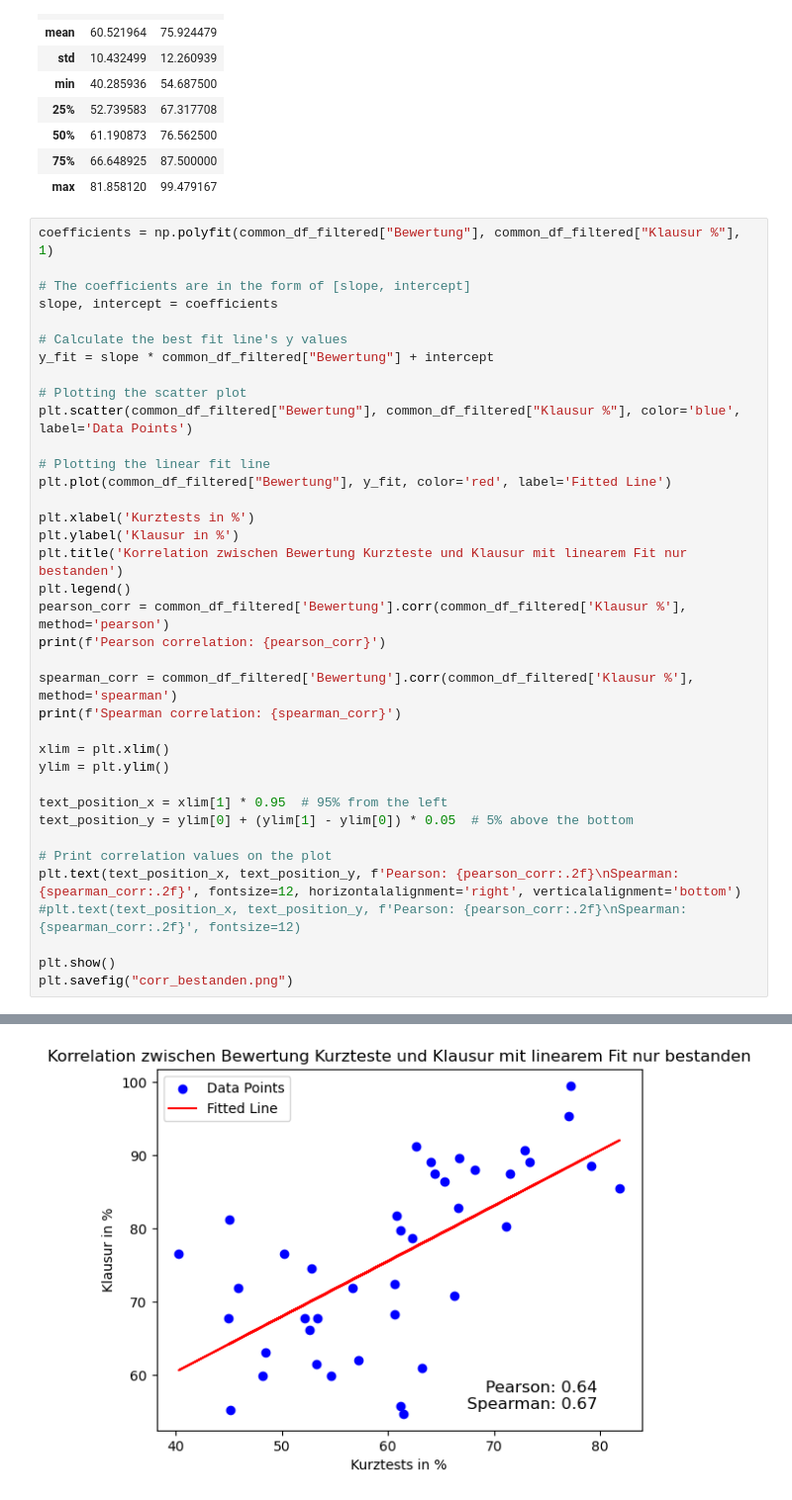
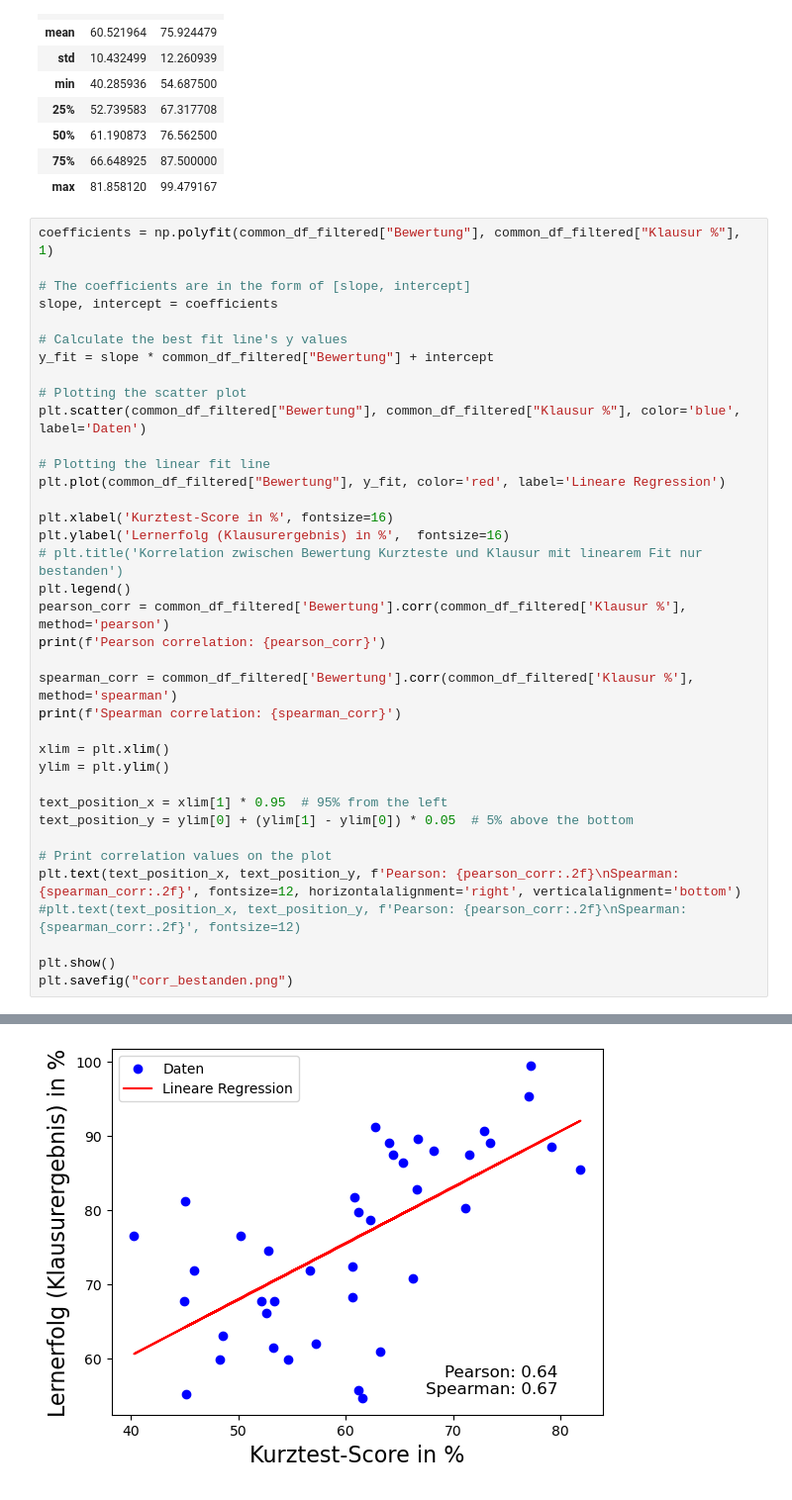
Before and after one commit to neselidondurma/ai_in_teaching_pc, a Jupyter notebook: short_test_analysis.ipynb, the cells around one changed output, grey strips where cells are left out. Shown: that part at 99% size. Cells and saved outputs as stored; diff of their text form.

```diff
--- a/short_test_analysis.ipynb
+++ b/short_test_analysis.ipynb
@@ -289,37 +289,37 @@ slope, intercept = coefficients
 
 # Calculate the best fit line's y values
 y_fit = slope * common_df_filtered["Bewertung"] + intercept
 
 # Plotting the scatter plot
-plt.scatter(common_df_filtered["Bewertung"], common_df_filtered["Klausur %"], color='blue', label='Data Points')
+plt.scatter(common_df_filtered["Bewertung"], common_df_filtered["Klausur %"], color='blue', label='Daten')
 
 # Plotting the linear fit line
-plt.plot(common_df_filtered["Bewertung"], y_fit, color='red', label='Fitted Line')
+plt.plot(common_df_filtered["Bewertung"], y_fit, color='red', label='Lineare Regression')
 
-plt.xlabel('Kurztests in %')
-plt.ylabel('Klausur in %')
-plt.title('Korrelation zwischen Bewertung Kurzteste und Klausur mit linearem Fit nur bestanden')
+plt.xlabel('Kurztest-Score in %', fontsize=16)
+plt.ylabel('Lernerfolg (Klausurergebnis) in %',  fontsize=16)
+# plt.title('Korrelation zwischen Bewertung Kurzteste und Klausur mit linearem Fit nur bestanden')
 plt.legend()
 pearson_corr = common_df_filtered['Bewertung'].corr(common_df_filtered['Klausur %'], method='pearson')
 print(f'Pearson correlation: {pearson_corr}')
 
 spearman_corr = common_df_filtered['Bewertung'].corr(common_df_filtered['Klausur %'], method='spearman')
 print(f'Spearman correlation: {spearman_corr}')
 
 xlim = plt.xlim()
 ylim = plt.ylim()
 
 text_position_x = xlim[1] * 0.95  # 95% from the left
 text_position_y = ylim[0] + (ylim[1] - ylim[0]) * 0.05  # 5% above the bottom
 
 # Print correlation values on the plot
 plt.text(text_position_x, text_position_y, f'Pearson: {pearson_corr:.2f}\nSpearman: {spearman_corr:.2f}', fontsize=12, horizontalalignment='right', verticalalignment='bottom')
 #plt.text(text_position_x, text_position_y, f'Pearson: {pearson_corr:.2f}\nSpearman: {spearman_corr:.2f}', fontsize=12)
 
 plt.show()
 plt.savefig("corr_bestanden.png")
 # %% [output]
 Pearson correlation: 0.642952668198131
 Spearman correlation: 0.6742058693294121
-[figure, old version]
+[figure, new version]
 <Figure size 640x480 with 0 Axes>
```
Also changed, not shown: 4 other files.
